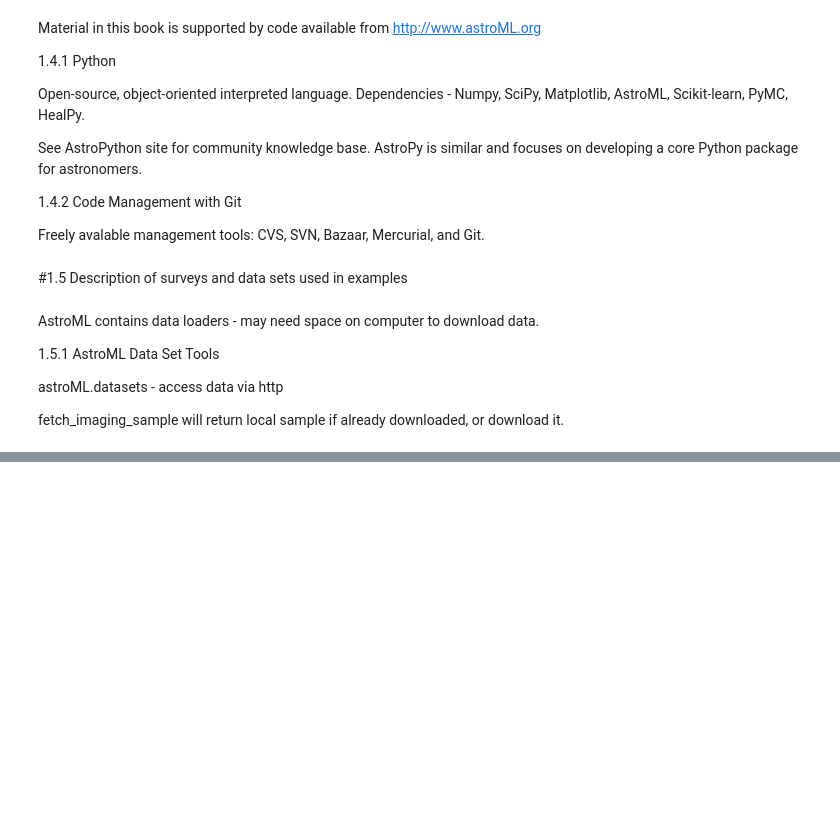
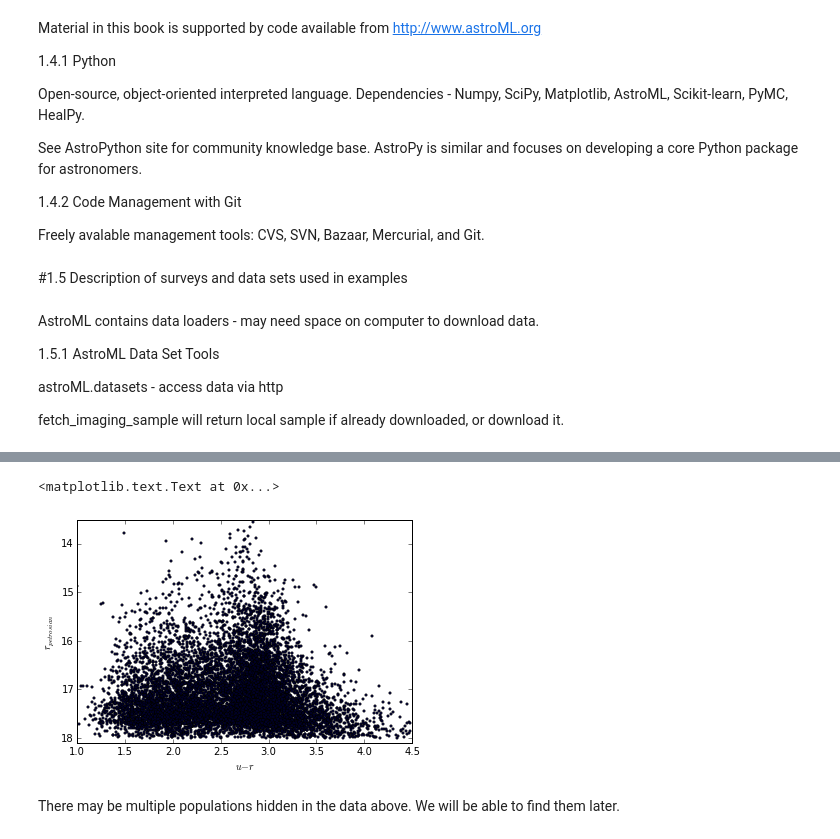
Before and after one commit to kdhiner/KAstroML, a Jupyter notebook: Chapter 1.ipynb, the cells around one changed output, grey strips where cells are left out. Cells and saved outputs as stored; diff of their text form; code cells hidden in the pictures; blank space fills up the shorter version.

```diff
--- a/Chapter 1.ipynb
+++ b/Chapter 1.ipynb
@@ -105,0 +196,18 @@ LIGO - simulated data of gravitational waves
+# %%
+data = data[:10000]
+
+u = data['modelMag_u']
+r = data['modelMag_r']
+rPetro = data['petroMag_r']
+
+ax = plt.axes()
+ax.scatter(u-r, rPetro, s=4)#, lw=0, c='k')
+ax.set_xlim(1, 4.5)
+ax.set_ylim(18.1, 13.5)
+ax.set_xlabel('$u - r$')
+ax.set_ylabel('$r_{petrosian}$')
+# %% [output]
+<matplotlib.text.Text at 0x...>
+[figure, added]
+# %% [markdown]
+There may be multiple populations hidden in the data above. We will be able to find them later.
```
Also changed, not shown: parts of 13 cells of this notebook.
